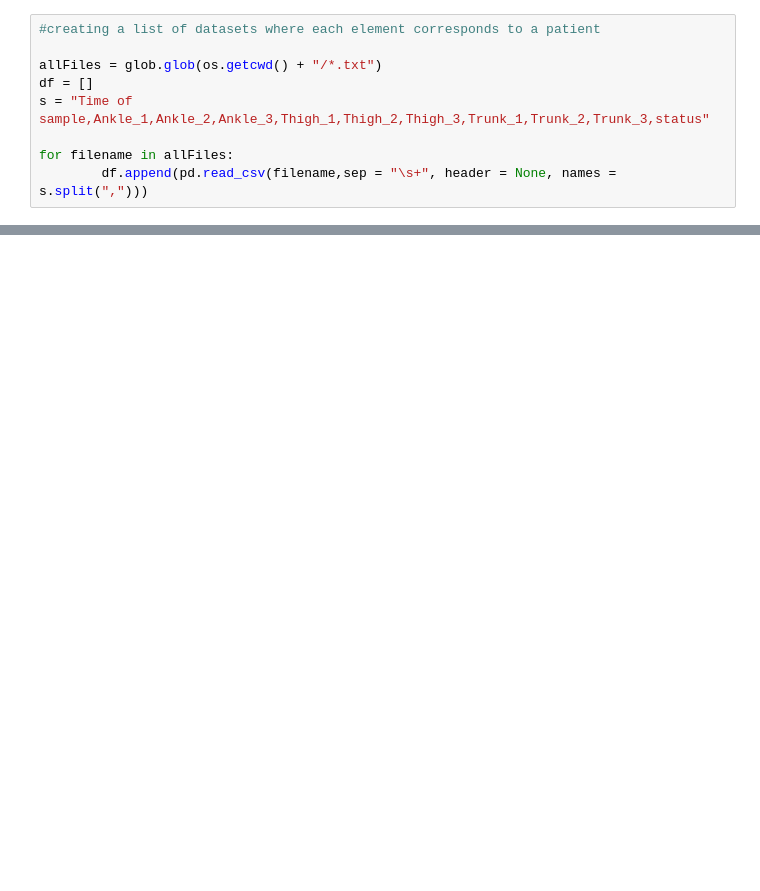
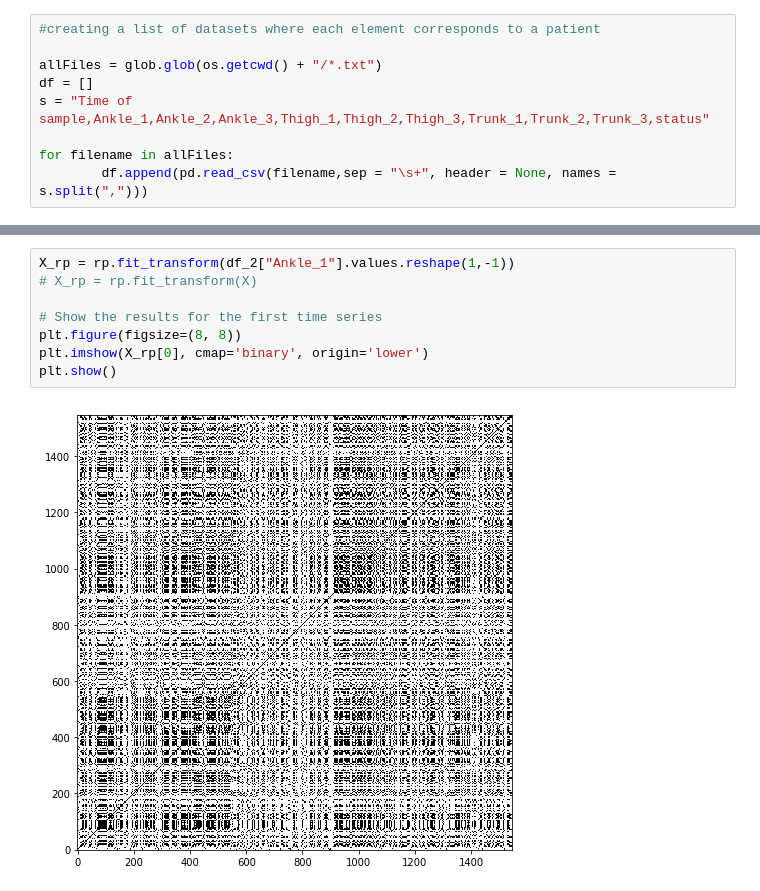
Before and after one commit to AnikethYadav/fog-parkinsons, a Jupyter notebook: fog.ipynb, the cells around one changed output, grey strips where cells are left out. Saved outputs shown, nothing was run; the diff lists cells and outputs as text; blank space fills up the shorter version.

```diff
--- a/fog.ipynb
+++ b/fog.ipynb
@@ -545,0 +166,10 @@ if __name__ == "__main__":
+# %%
+X_rp = rp.fit_transform(df_2["Ankle_1"].values.reshape(1,-1))
+# X_rp = rp.fit_transform(X)
+
+# Show the results for the first time series
+plt.figure(figsize=(8, 8))
+plt.imshow(X_rp[0], cmap='binary', origin='lower')
+plt.show()
+# %% [output]
+[figure, added]
```
Also changed, not shown: parts of 123 cells of this notebook, 3 other files.
